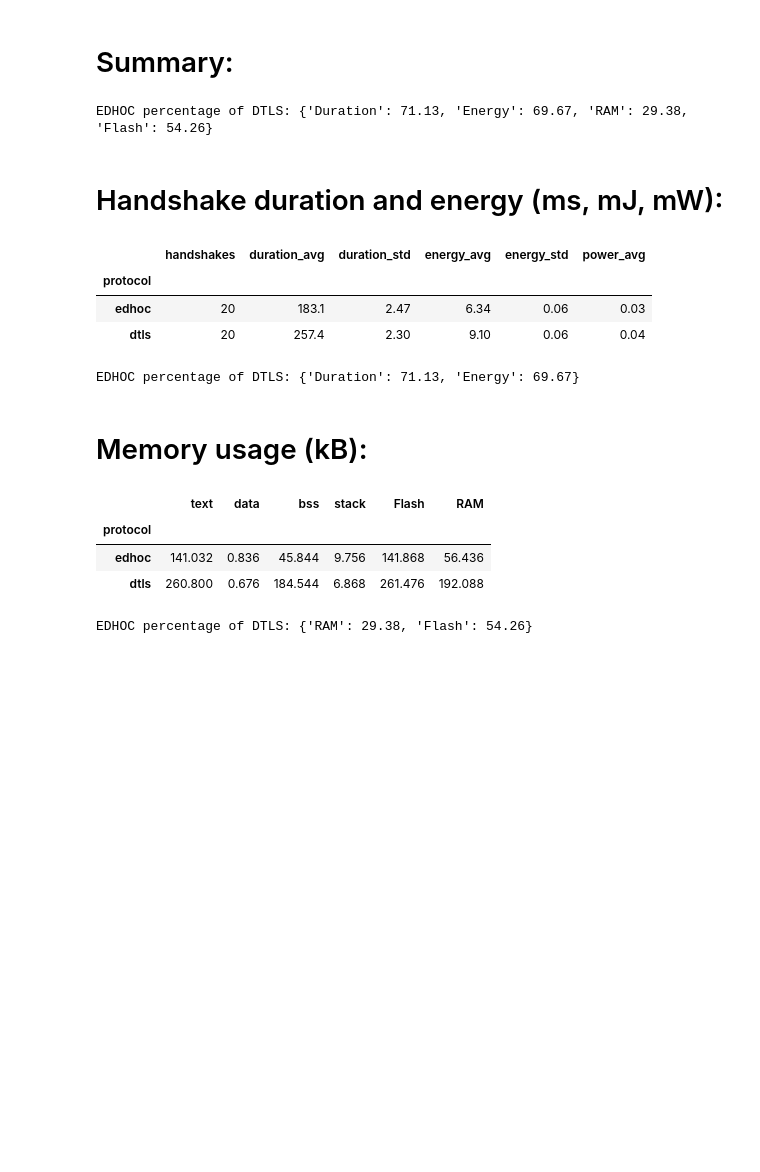
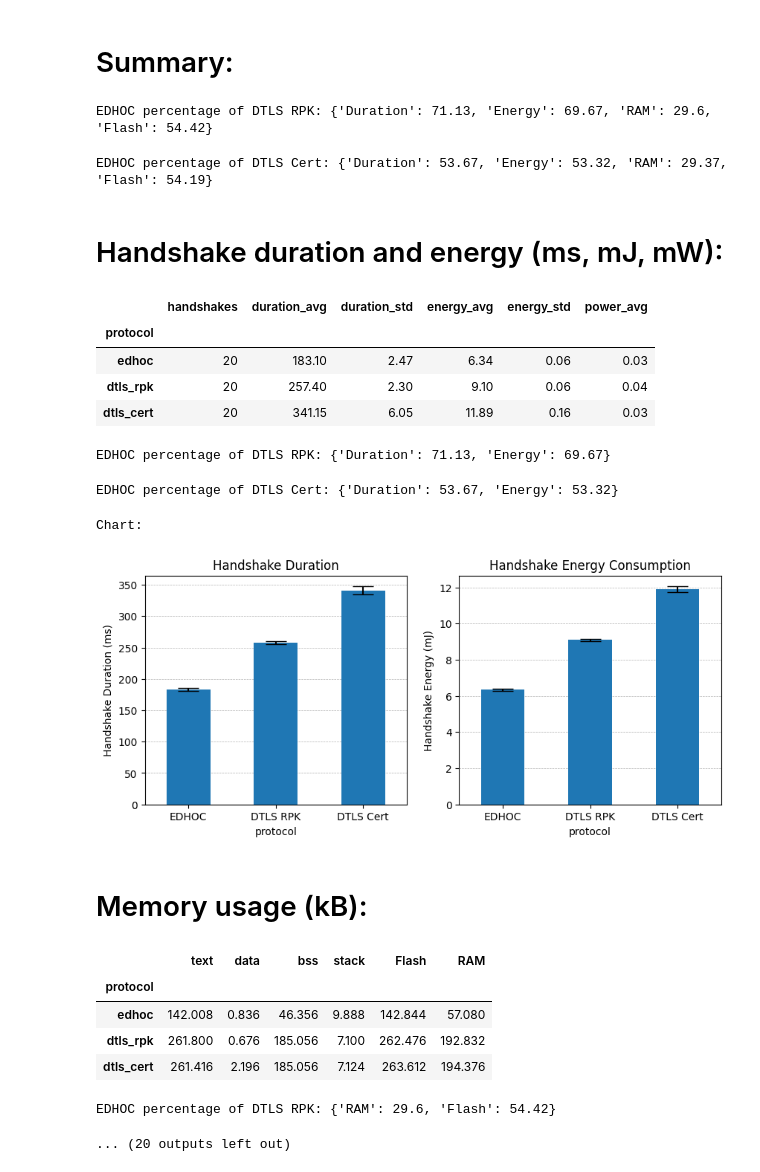
Before and after one commit to geonnave/edhoc-dtls-comparison, a Jupyter notebook: data_analysis/comparison.ipynb, the cells around one changed output. Cells and saved outputs as stored; diff of their text form; code cells hidden in the pictures; blank space fills up the shorter version.

Commit message:
feat: results including dtls with certs

```diff
--- a/data_analysis/comparison.ipynb
+++ b/data_analysis/comparison.ipynb
@@ -400,26 +516,37 @@ class Experiment:
 # %%
 experiment = Experiment(
     "edhoc_vs_dtls-09aug",
     "./results/edhoc-21aug-16h22-csv",
     "./results/dtls-21aug-16h26-csv",
+    "./results/dtls-30aug-14h52-csv",
+    # HandshakeMemory("./results/memory-2023-08-21_15:55:20.csv"),
+    HandshakeMemory("./results/memory-2023-08-30_14:28:09.csv"),
+    HandshakeSizes("./results/edhoc_pcap.csv", "./results/dtls_rpk_pcap.csv", "./results/dtls_cert_pcap.csv"),
     "./results/edhoc_rs.log",
     "./results/dtls-rpk-wolfssl.log",
-    HandshakeMemory("./results/memory-2023-08-21_15:55:20.csv"),
+    "./results/dtls-cert-wolfssl.log",
 )
 
 experiment.results(1)
 # %% [output]
 # Summary:
-EDHOC percentage of DTLS: {'Duration': 71.13, 'Energy': 69.67, 'RAM': 29.38, 'Flash': 54.26}
+EDHOC percentage of DTLS RPK: {'Duration': 71.13, 'Energy': 69.67, 'RAM': 29.6, 'Flash': 54.42}
+EDHOC percentage of DTLS Cert: {'Duration': 53.67, 'Energy': 53.32, 'RAM': 29.37, 'Flash': 54.19}
 # Handshake duration and energy (ms, mJ, mW):
 |  | handshakes | duration_avg | duration_std | energy_avg | energy_std | power_avg |
 | protocol |  |  |  |  |  |  |
-| edhoc | 20 | 183.1 | 2.47 | 6.34 | 0.06 | 0.03 |
-| dtls | 20 | 257.4 | 2.30 | 9.10 | 0.06 | 0.04 |
+| edhoc | 20 | 183.10 | 2.47 | 6.34 | 0.06 | 0.03 |
+| dtls_rpk | 20 | 257.40 | 2.30 | 9.10 | 0.06 | 0.04 |
+| dtls_cert | 20 | 341.15 | 6.05 | 11.89 | 0.16 | 0.03 |
-EDHOC percentage of DTLS: {'Duration': 71.13, 'Energy': 69.67}
+EDHOC percentage of DTLS RPK: {'Duration': 71.13, 'Energy': 69.67}
+EDHOC percentage of DTLS Cert: {'Duration': 53.67, 'Energy': 53.32}
+Chart:
+[figure, added]
 # Memory usage (kB):
 |  | text | data | bss | stack | Flash | RAM |
 | protocol |  |  |  |  |  |  |
-| edhoc | 141.032 | 0.836 | 45.844 | 9.756 | 141.868 | 56.436 |
-| dtls | 260.800 | 0.676 | 184.544 | 6.868 | 261.476 | 192.088 |
+| edhoc | 142.008 | 0.836 | 46.356 | 9.888 | 142.844 | 57.080 |
+| dtls_rpk | 261.800 | 0.676 | 185.056 | 7.100 | 262.476 | 192.832 |
+| dtls_cert | 261.416 | 2.196 | 185.056 | 7.124 | 263.612 | 194.376 |
-EDHOC percentage of DTLS: {'RAM': 29.38, 'Flash': 54.26}
+EDHOC percentage of DTLS RPK: {'RAM': 29.6, 'Flash': 54.42}
+... (20 outputs left out)
```
Also changed, not shown: parts of 3 cells of this notebook, 1 other file.
